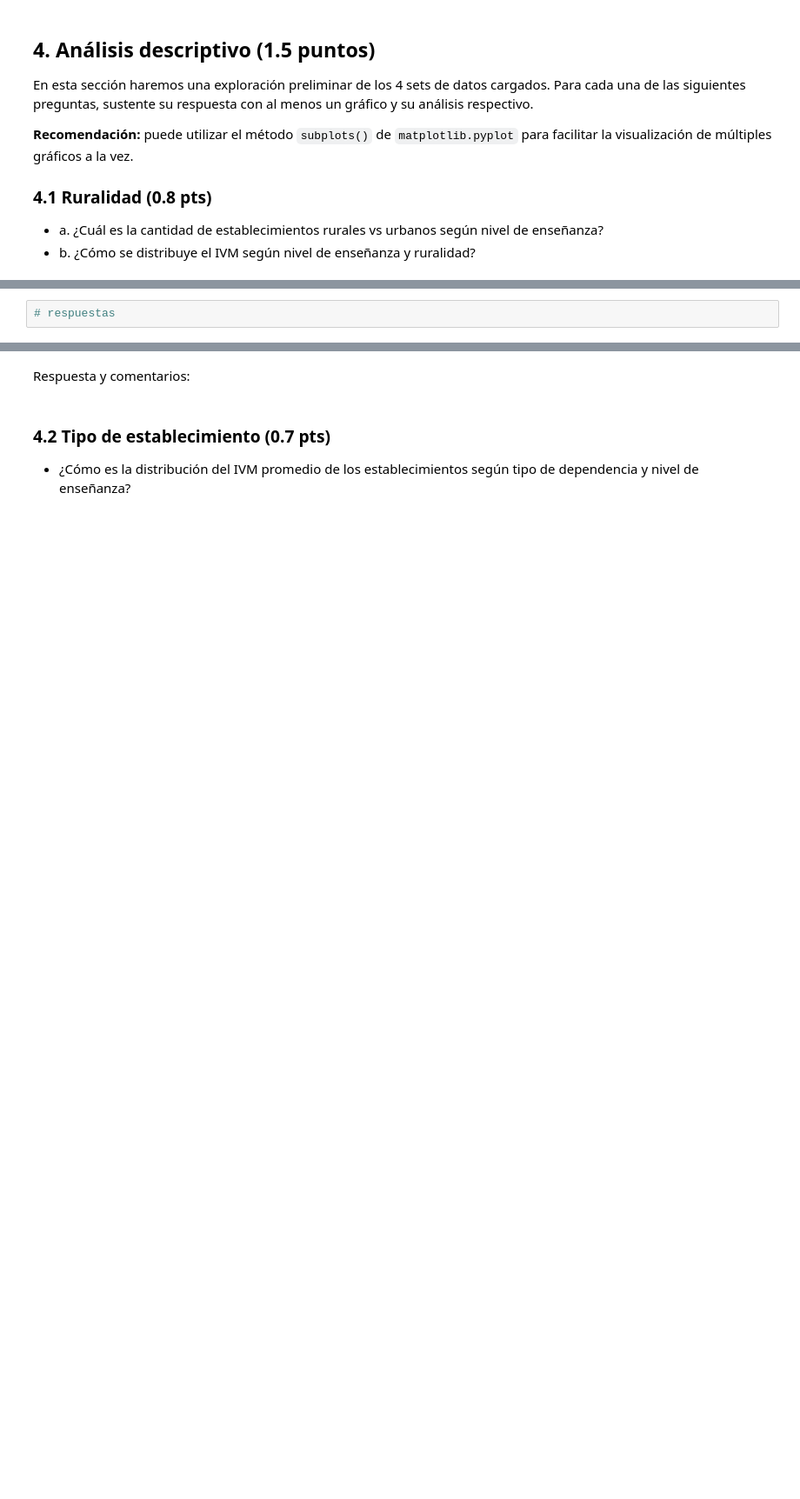
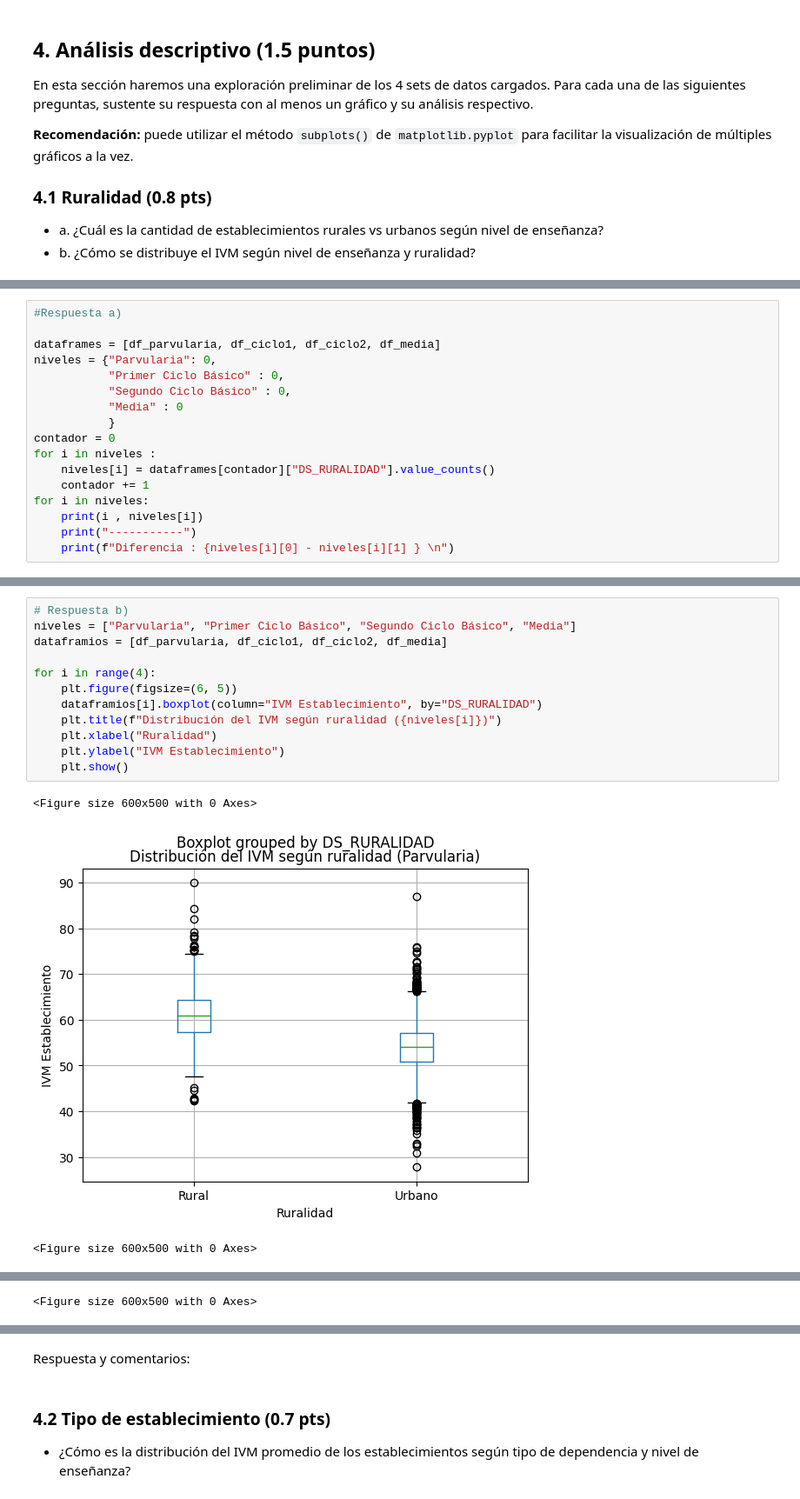
Before and after one commit to LmChicao/IMT2200-Lucas-Chicao, a Jupyter notebook: Tareas/Tarea 3/IMT2200-25s2 - Tarea 03.ipynb, the cells around one changed output, grey strips where cells are left out. Shown: that part at 87% size. Drawn from its saved outputs; the diff is of its cells as text; blank space fills up the shorter version.

```diff
--- a/Tareas/Tarea 3/IMT2200-25s2 - Tarea 03.ipynb
+++ b/Tareas/Tarea 3/IMT2200-25s2 - Tarea 03.ipynb
@@ -375,2 +375,17 @@ En esta sección haremos una exploración preliminar de los 4 sets de datos carg
 # %%
-# respuestas
+#Respuesta a)
+
+dataframes = [df_parvularia, df_ciclo1, df_ciclo2, df_media]
+niveles = {"Parvularia": 0,
+           "Primer Ciclo Básico" : 0,
+           "Segundo Ciclo Básico" : 0,
+           "Media" : 0
+           }
+contador = 0
+for i in niveles :
+    niveles[i] = dataframes[contador]["DS_RURALIDAD"].value_counts()
+    contador += 1
+for i in niveles:
+    print(i , niveles[i])
+    print("-----------")
+    print(f"Diferencia : {niveles[i][0] - niveles[i][1] } \n")
@@ -376,0 +444,16 @@ En esta sección haremos una exploración preliminar de los 4 sets de datos carg
+# %%
+# Respuesta b)
+niveles = ["Parvularia", "Primer Ciclo Básico", "Segundo Ciclo Básico", "Media"]
+dataframios = [df_parvularia, df_ciclo1, df_ciclo2, df_media]
+
+for i in range(4):
+    plt.figure(figsize=(6, 5))
+    dataframios[i].boxplot(column="IVM Establecimiento", by="DS_RURALIDAD")
+    plt.title(f"Distribución del IVM según ruralidad ({niveles[i]})")
+    plt.xlabel("Ruralidad")
+    plt.ylabel("IVM Establecimiento")
+    plt.show()
+# %% [output]
+<Figure size 600x500 with 0 Axes>
+[figure, added]
+<Figure size 600x500 with 0 Axes>
@@ -376,0 +461 @@ En esta sección haremos una exploración preliminar de los 4 sets de datos carg
+<Figure size 600x500 with 0 Axes>
```
Also changed, not shown: parts of 9 cells of this notebook.
